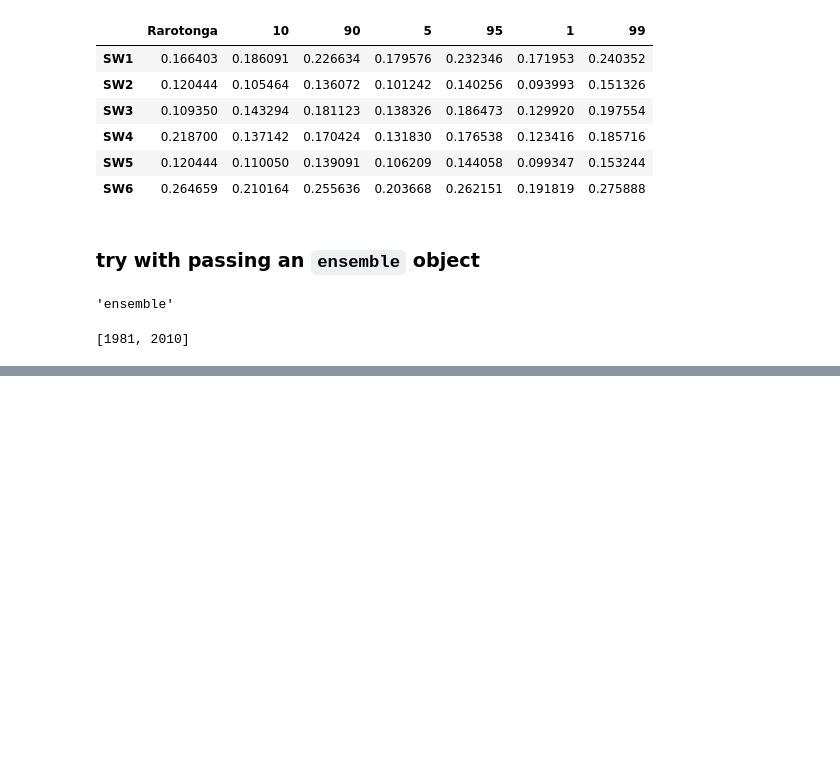
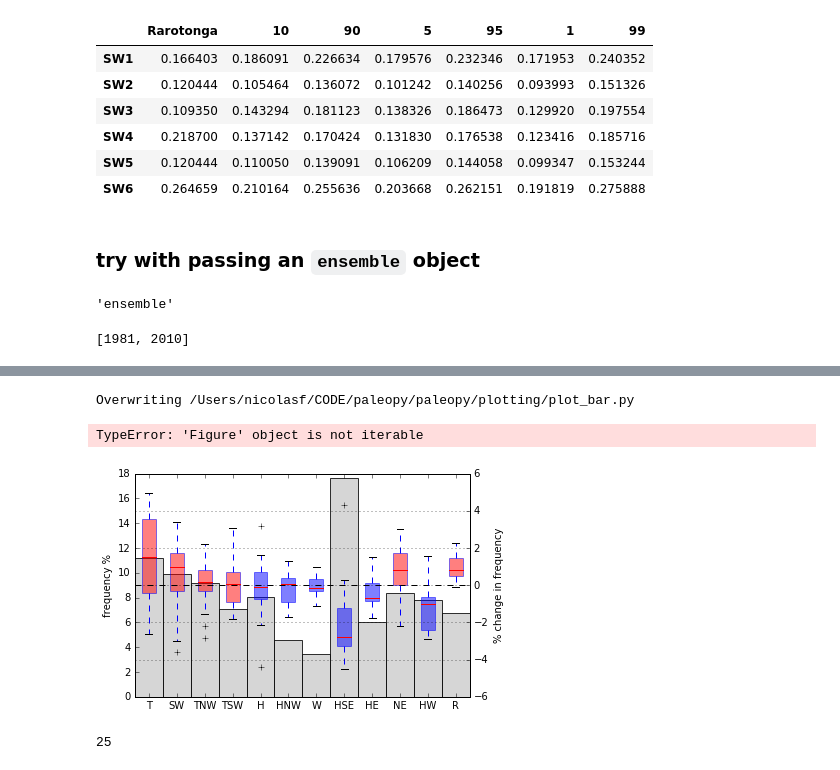
Before and after one commit to nicolasfauchereau/paleopy, a Jupyter notebook: notebooks/WR.ipynb, the cells around one changed output, grey strips where cells are left out. Saved outputs shown, nothing was run; the diff lists cells and outputs as text; code cells hidden in the pictures; blank space fills up the shorter version.

```diff
--- a/notebooks/WR.ipynb
+++ b/notebooks/WR.ipynb
@@ -364,0 +398,2 @@ Writing /Users/nicolasf/CODE/paleopy/paleopy/plotting/heatmap.py
+# %%
+clim_probs = w._get_clim_probs()
@@ -364,0 +416,59 @@ Writing /Users/nicolasf/CODE/paleopy/paleopy/plotting/heatmap.py
+# %%
+%%writefile /Users/nicolasf/CODE/paleopy/paleopy/plotting/plot_bar.py
+def plot_bar(wr, ensemble=True)
+    """
+    """
+
+    # if the climatological probabilities have
+    # not been calculated, call the `_get_clim_probs`
+    # method
+    if not(hasattr(wr, 'clim_probs')):
+        clim_probs = wr._get_clim_probs()
+
+    # if the anomalies and the observed
+    # as well as the MC probabilities have
+    # not been calculated, call the `probs_anomalies`
+    # method
+    if not(hasattr(wr, 'df_anoms')):
+        wr.probs_anomalies(kind='many')
+
+    if wr.df_anoms.shape[1] < 5:
+        print("""
+        not enough proxies in the ensemble, size was {}
+        need at list 5
+        """.format(wr.df_anoms.shape[1]))
+        raise Exception("size error")
+
+    fig = plt.figure()
+    ax1 = fig.add_subplot(111)
+    ax1.bar(np.arange(0.5, len(clim_probs)+0.5), clim_probs * 100, color="0.8", width=1., alpha=0.8)
+    ax1.set_ylabel("frequency %")
+    ax2 = ax1.twinx()
+    ax2.axhline(0,color='k', lw=1, linestyle='dashed')
+    ax2.set_ylabel("% change in frequency")
+
+    df_anoms = wr.df_anoms * 100
+
+    bp = df_anoms.T.boxplot(ax=ax2, patch_artist=True);
+
+    wrone = copy.copy(wr)
+    wrone.probs_anomalies(kind='one')
+
+    for i,b in enumerate(bp['boxes']):
+        if wrone.df_anoms.iloc[i,:].values >= 0:
+            plt.setp(b,facecolor='red', alpha=0.5)
+        else:
+            plt.setp(b,facecolor='blue', alpha=0.5)
+
+    return fig, wrone
+# %% [output]
+Overwriting /Users/nicolasf/CODE/paleopy/paleopy/plotting/plot_bar.py
+# %%
+fig, wrone = plot_bar(w)
+# %% [output]
+TypeError: 'Figure' object is not iterable
+[figure, added]
+# %%
+w.df_anoms.shape[1]
+# %% [output]
+25
```
Also changed, not shown: parts of 5 cells of this notebook, 2 other files.
